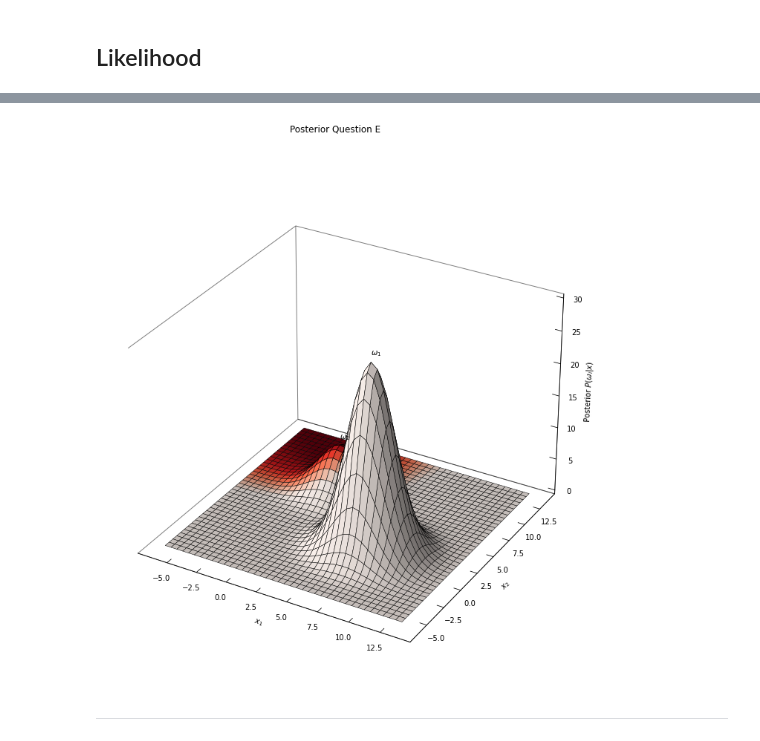
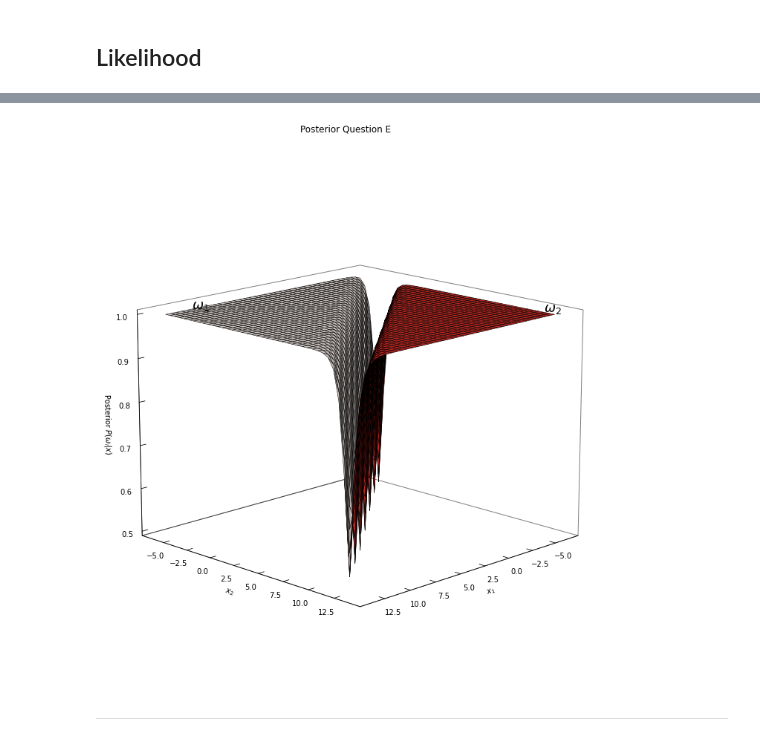
Before and after one commit to tmwatchanan/pattern-recognition, a Jupyter notebook: miniproject_2.ipynb, the cells around one changed output, grey strips where cells are left out. Saved outputs shown, nothing was run; the diff lists cells and outputs as text; code cells hidden in the pictures.

```diff
--- a/miniproject_2.ipynb
+++ b/miniproject_2.ipynb
@@ -234,8 +235,8 @@ def identity(N):
 ### Mahalanobis Distance
 $$ r^2 = (\vec{x} - \vec{y})^{\mathsf{T}} \mathbf{\Sigma}^{-1} (\vec{x} - \vec{y}) $$
 # %%
-def mahalanobis_distance(x, mean, cov):
-    a = np.array(x) - np.array(mean)
+def mahalanobis_distance(x, y, cov):
+    a = np.array(x) - np.array(y)
     r2 = transpose(a) @ inverse_matrix(cov) @ a
     return np.sqrt(r2)
 # %%
@@ -276,7 +277,7 @@ also for any given $d$ dimensional data, mean, covariance matrix and prior proba
 # %%
 def discriminant_fx(x, mean, cov, prior):
     d = len(x)
-    return (-0.5 * mahalanobis_distance(x, mean, cov)) - ((d/2) * np.log(2 * np.pi)) - (0.5 * np.log(determinant(cov))) + np.log(prior)
+    return (-0.5 * (mahalanobis_distance(x, mean, cov)) ** 2) - ((d/2) * np.log(2 * np.pi)) - (0.5 * np.log(determinant(cov))) + np.log(prior)
 # %% [markdown]
 ## Question C
 
@@ -635,6 +636,6 @@ def decision_boundary(x1):
 # %%
 def multivariate_normal(x, mean, cov):
     d = len(x)
-    return np.sqrt(((2 * np.pi) ** d) * determinant(cov)) * np.exp(-(0.5) * (transpose(x - mean) @ inverse_matrix(cov) @ (x - mean)))
+    return (np.exp(-(0.5) * (transpose(x - mean) @ inverse_matrix(cov) @ (x - mean)))) / np.sqrt(((2 * np.pi) ** d) * determinant(cov))
 # %%
 def beautify_3d(ax):
@@ -758,5 +769,5 @@ $$ P(\omega_i | x) = \frac{p(x | \omega_i) P(\omega_i)}{p(x)} $$
 # %%
-def visualize_posterior(samples, means, eigenvalues, eigenvectors, priors, evidences, title=None, figsize=(12, 12), offset=0):
+def visualize_posterior(samples, means, eigenvalues, eigenvectors, priors, title=None, figsize=(12, 12), offset=0):
     fig = plt.figure(figsize=figsize)
     ax = fig.add_subplot(111, projection='3d')
     surface_colors = ("gray", "red")
@@ -776,9 +787,7 @@ def visualize_posterior(samples, means, eigenvalues, eigenvectors, priors, evide
     for c in range(C):
         zs = np.array([multivariate_normal(s, means[c], cov[c]) for s in np.array(list(zip(np.ravel(X), np.ravel(Y))))])
         zs *= priors[c]
-        zs /= evidences[c]
 
-        Z = zs.reshape(X.shape)
         ZZ.append(zs.reshape(X.shape))
 
         color_values = np.zeros((X.shape[0], X.shape[1]))
@@ -790,11 +799,17 @@ def visualize_posterior(samples, means, eigenvalues, eigenvectors, priors, evide
         C_values.append(color_values)
 
     ZZ = np.array(ZZ)
+    evidence = np.sum(ZZ, axis=0)
+    ZZ = ZZ / evidence
     Z = np.max(ZZ, axis=0)
 
     C_values = np.array(C_values)
     color_values = C_values[1] - C_values[0]
-    facecolors = cm.get_cmap("Reds")(color_values/np.amax(color_values))
+    color_values[color_values > 0] = 1
+    color_values[color_values < 0] = 0
+#     norm = matplotlib.colors.Normalize(vmin=color_values.min(), vmax=color_values.max())
+#     facecolors = cm.get_cmap("Reds")(norm(color_values))
+    facecolors = cm.get_cmap("Reds")(color_values/np.amax(color_values + 0.5))
     surf = ax.plot_surface(X, Y, Z, rstride=1, cstride=1, antialiased=True, facecolors=facecolors, shade=True, linewidth=.5, edgecolor="black")
     surf.set_edgecolor('k')
 
@@ -804,28 +819,23 @@ def visualize_posterior(samples, means, eigenvalues, eigenvectors, priors, evide
         ix, iy = np.where(Z == p_z)
         p_x = X[ix[0], iy[0]]
         p_y = Y[ix[0], iy[0]]
-        ax.text(p_x, p_y, p_z + offset, "$\omega_" + str(c+1) + "$")
+        ax.text(p_x, p_y, p_z, "$\omega_" + str(c+1) + "$", fontsize=18)
 
     ax.set_xlabel("$x_1$")
     ax.set_ylabel("$x_2$")
     ax.set_zlabel("Posterior $P(\omega_i|x)$")
 
-    ax.grid(False)
-
-    z_ticks = [t for t in ax.get_zticks() if t >= 0]
-    ax.set_zticks(z_ticks)
-
     beautify_3d(ax)
+    ax.view_init(azim=45, elev=15)
 
     if title is not None:
         plt.suptitle(title)
 
     plt.show()
 # %%
-evidences = np.array([0.5, 0.5])
-visualize_posterior(dewhitened_samples, means, eigenvalues, eigenvectors, priors, evidences, title="Posterior Question E", offset=1)
+visualize_posterior(dewhitened_samples, means, eigenvalues, eigenvectors, priors, title="Posterior Question E", offset=1)
 # %% [output]
-[figure, old version]
+[figure, new version]
 # %% [markdown]
 <hr />
 # %% [markdown]
```
Also changed, not shown: parts of 46 cells of this notebook.
